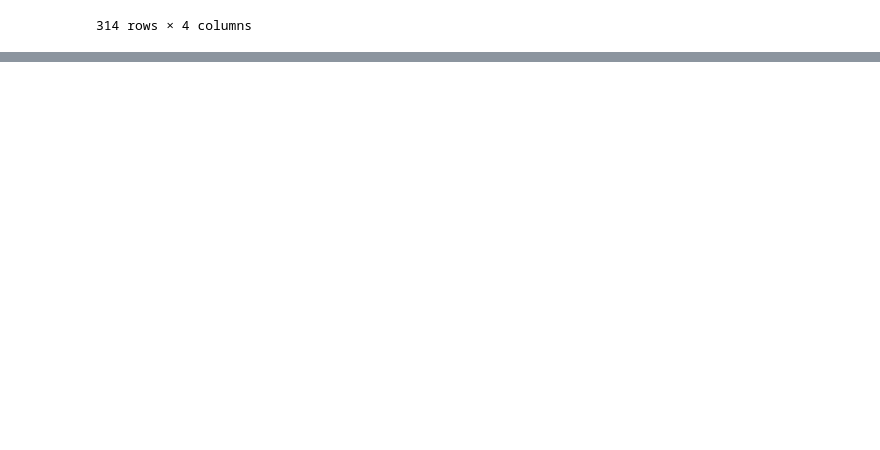
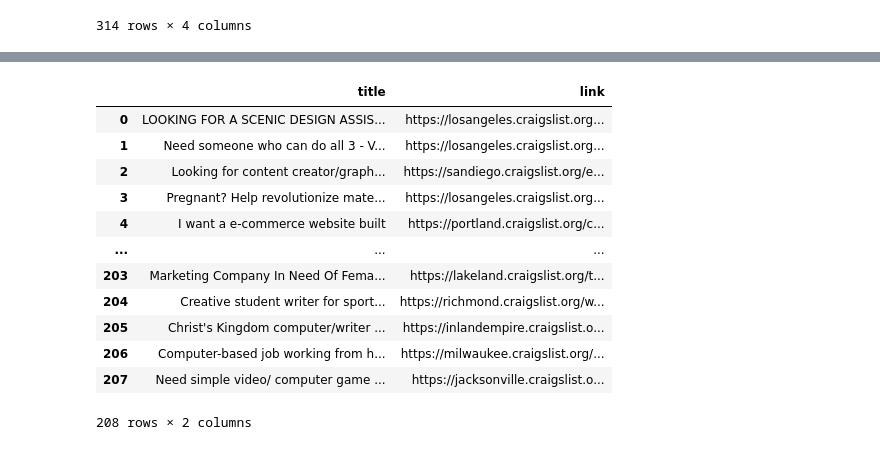
Before and after one commit to MohamedKasem99/My-Upwork-jobs, a Jupyter notebook: Karim/Testing code.ipynb, the cells around one changed output, grey strips where cells are left out. Saved outputs shown, nothing was run; the diff lists cells and outputs as text; code cells hidden in the pictures; blank space fills up the shorter version.

```diff
--- a/Karim/Testing code.ipynb
+++ b/Karim/Testing code.ipynb
@@ -186,0 +251,18 @@ second_extract_pay_appended
+# %%
+df_exported = pd.read_csv("firstextract.csv").rename(columns={"Field1_Text_Text": "title", "Field1_Link_Link": "link"})
+df_exported
+961
+# %% [output]
+|  | title | link |
+| 0 | LOOKING FOR A SCENIC DESIGN ASSIS... | https://losangeles.craigslist.org... |
+| 1 | Need someone who can do all 3 - V... | https://losangeles.craigslist.org... |
+| 2 | Looking for content creator/graph... | https://sandiego.craigslist.org/e... |
+| 3 | Pregnant? Help revolutionize mate... | https://losangeles.craigslist.org... |
+| 4 | I want a e-commerce website built | https://portland.craigslist.org/c... |
+| ... | ... | ... |
+| 203 | Marketing Company In Need Of Fema... | https://lakeland.craigslist.org/t... |
+| 204 | Creative student writer for sport... | https://richmond.craigslist.org/w... |
+| 205 | Christ's Kingdom computer/writer ... | https://inlandempire.craigslist.o... |
+| 206 | Computer-based job working from h... | https://milwaukee.craigslist.org/... |
+| 207 | Need simple video/ computer game ... | https://jacksonville.craigslist.o... |
+208 rows × 2 columns
```
Also changed, not shown: parts of 26 cells of this notebook, 34 other files.
